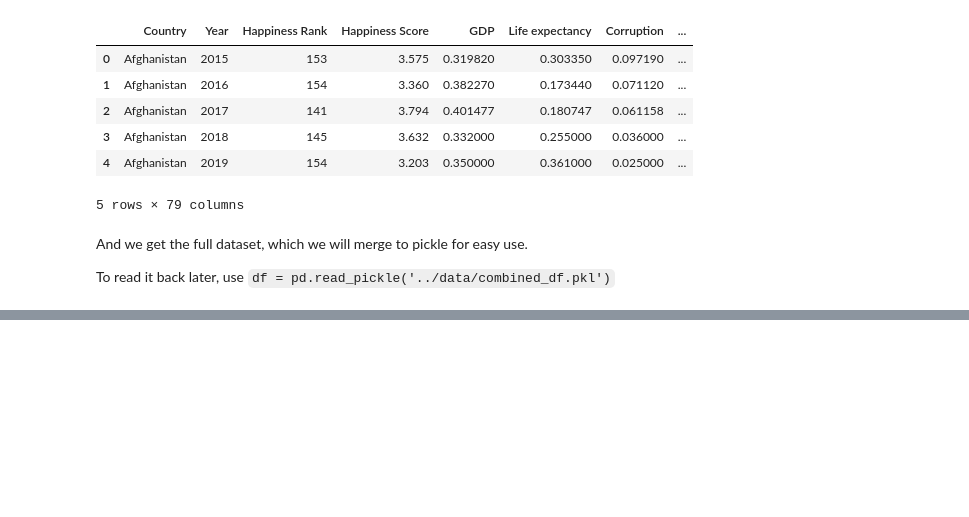
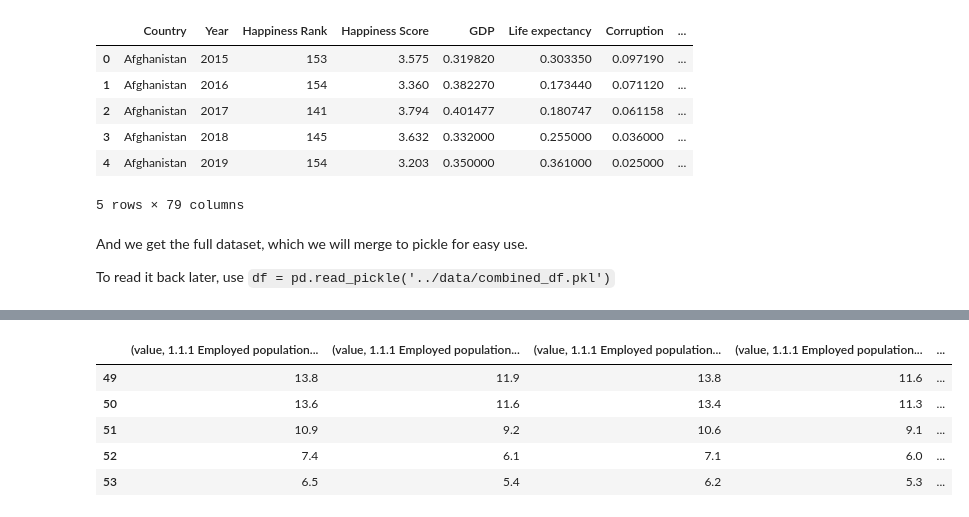
Before and after one commit to lboekestein/DWproject, a Jupyter notebook: src/dataexploring.ipynb, the cells around one changed output, grey strips where cells are left out. Drawn from its saved outputs; the diff is of its cells as text; code cells hidden in the pictures; blank space fills up the shorter version.

```diff
--- a/src/dataexploring.ipynb
+++ b/src/dataexploring.ipynb
@@ -266,0 +410,10 @@ combined.to_pickle('../data/combined_df.pkl')
+# %%
+countries_b = poverty_rate_cols[poverty_rate_cols['Country'].str.contains('Bangladesh')]
+display(countries_b)
+# %% [output]
+|  | (value, 1.1.1 Employed population... | (value, 1.1.1 Employed population... | (value, 1.1.1 Employed population... | (value, 1.1.1 Employed population... | ... |
+| 49 | 13.8 | 11.9 | 13.8 | 11.6 | ... |
+| 50 | 13.6 | 11.6 | 13.4 | 11.3 | ... |
+| 51 | 10.9 | 9.2 | 10.6 | 9.1 | ... |
+| 52 | 7.4 | 6.1 | 7.1 | 6.0 | ... |
+| 53 | 6.5 | 5.4 | 6.2 | 5.3 | ... |
```
Also changed, not shown: parts of 7 cells of this notebook.
